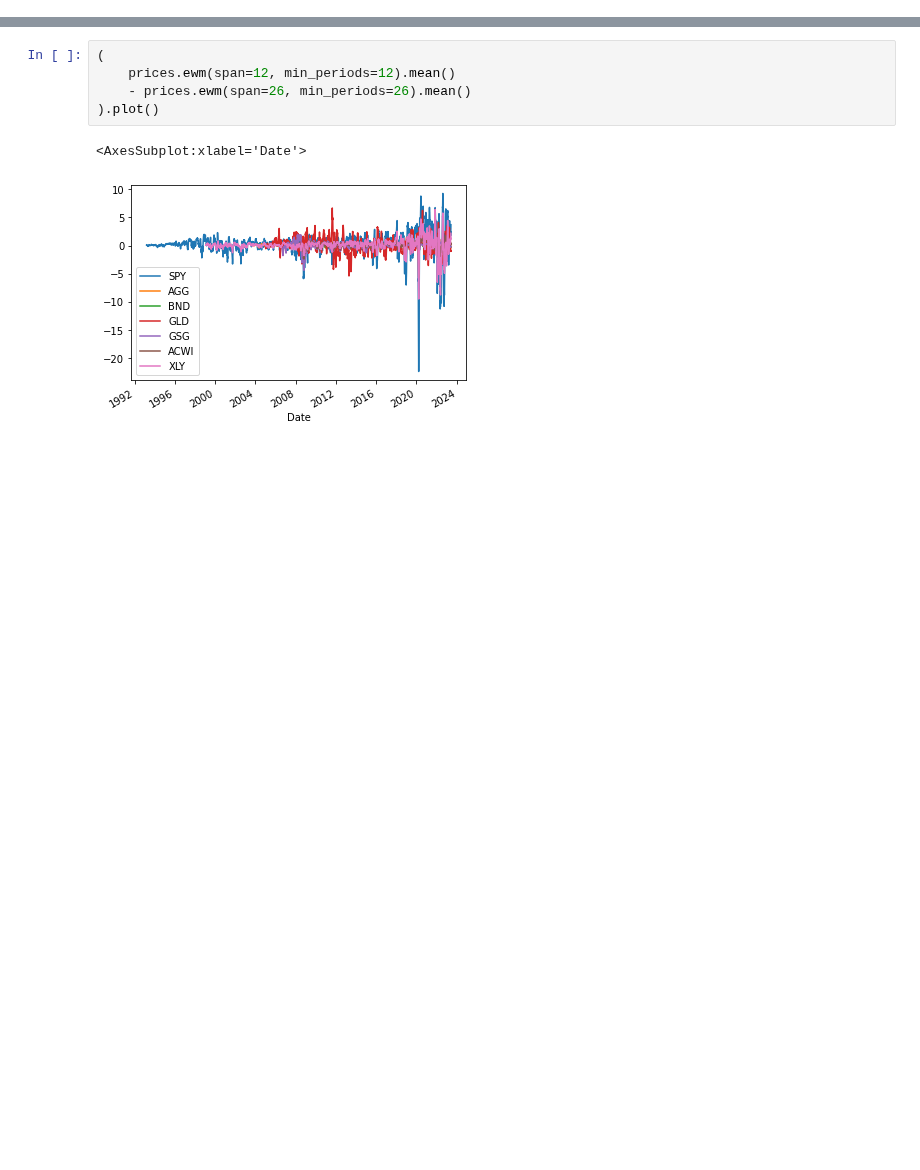
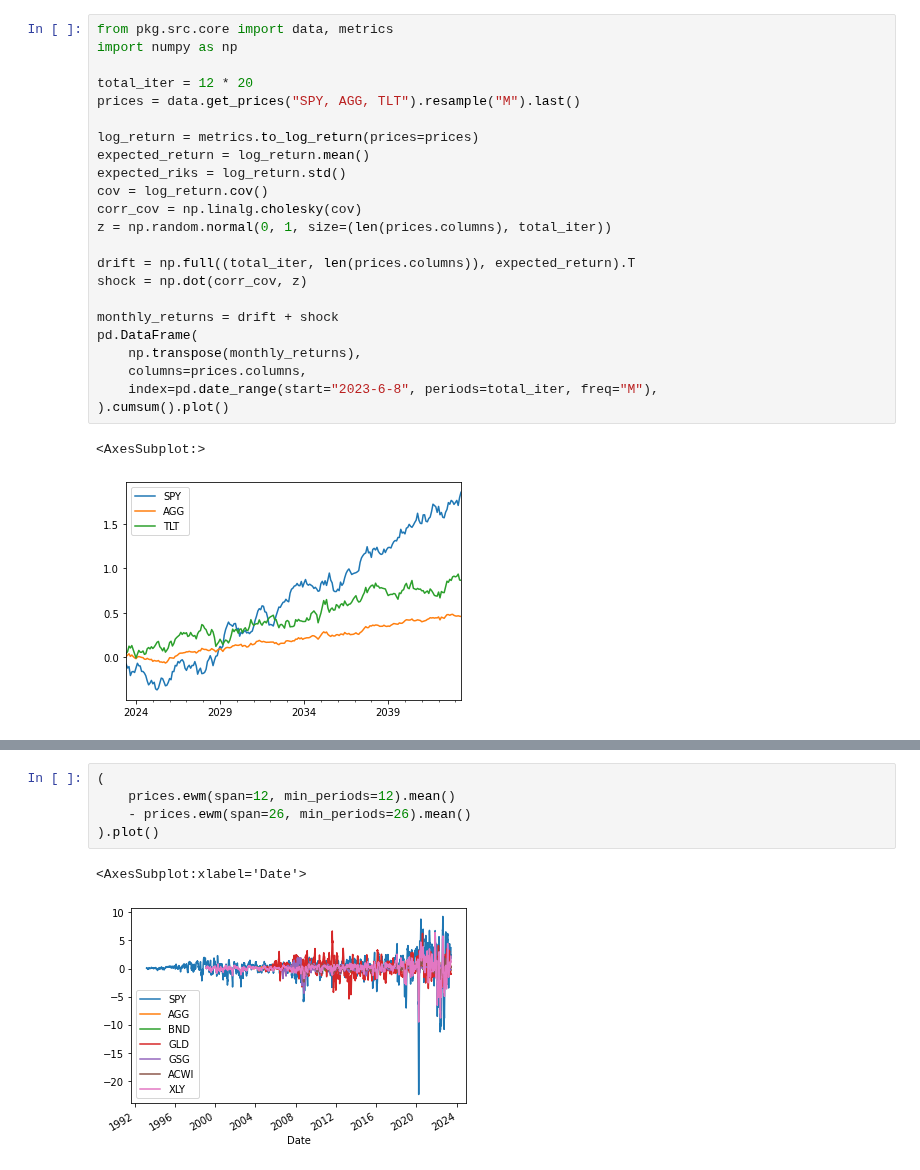
Before and after one commit to HTF1125/RobertLab, a Jupyter notebook: test.ipynb, the cells around one changed output, grey strips where cells are left out. Drawn from its saved outputs; the diff is of its cells as text; blank space fills up the shorter version.

```diff
--- a/test.ipynb
+++ b/test.ipynb
@@ -46,0 +114,26 @@ data.rolling(252, min_periods=200).mean().plot()
+# %%
+from pkg.src.core import data, metrics
+import numpy as np
+
+total_iter = 12 * 20
+prices = data.get_prices("SPY, AGG, TLT").resample("M").last()
+
+log_return = metrics.to_log_return(prices=prices)
+expected_return = log_return.mean()
+expected_riks = log_return.std()
+cov = log_return.cov()
+corr_cov = np.linalg.cholesky(cov)
+z = np.random.normal(0, 1, size=(len(prices.columns), total_iter))
+
+drift = np.full((total_iter, len(prices.columns)), expected_return).T
+shock = np.dot(corr_cov, z)
+
+monthly_returns = drift + shock
+pd.DataFrame(
+    np.transpose(monthly_returns),
+    columns=prices.columns,
+    index=pd.date_range(start="2023-6-8", periods=total_iter, freq="M"),
+).cumsum().plot()
+# %% [output]
+<AxesSubplot:>
+[figure, added]
```
Also changed, not shown: parts of 14 cells of this notebook, 12 other files.
